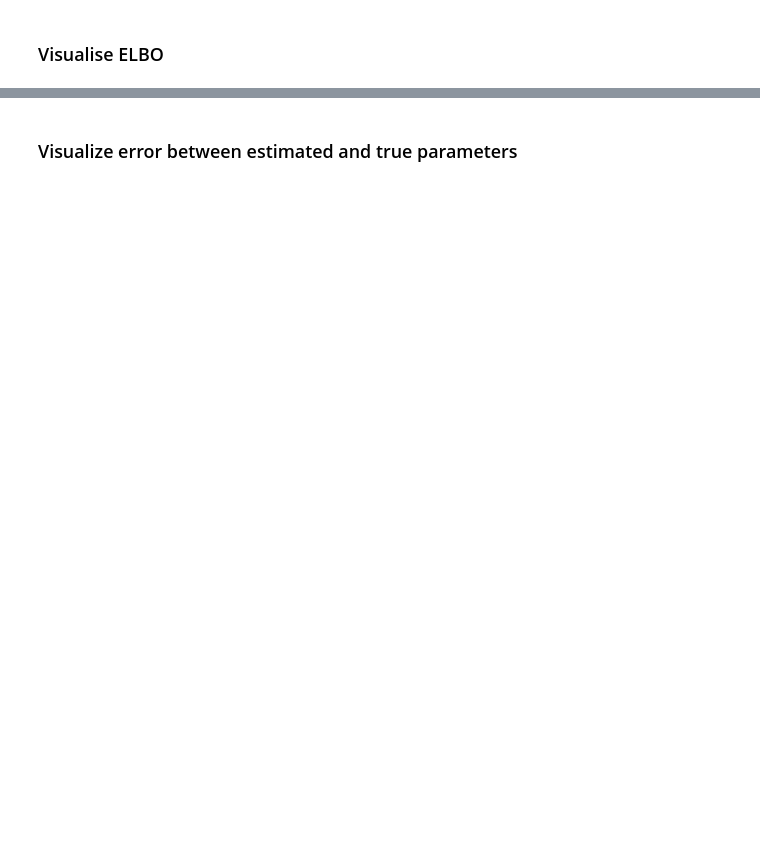
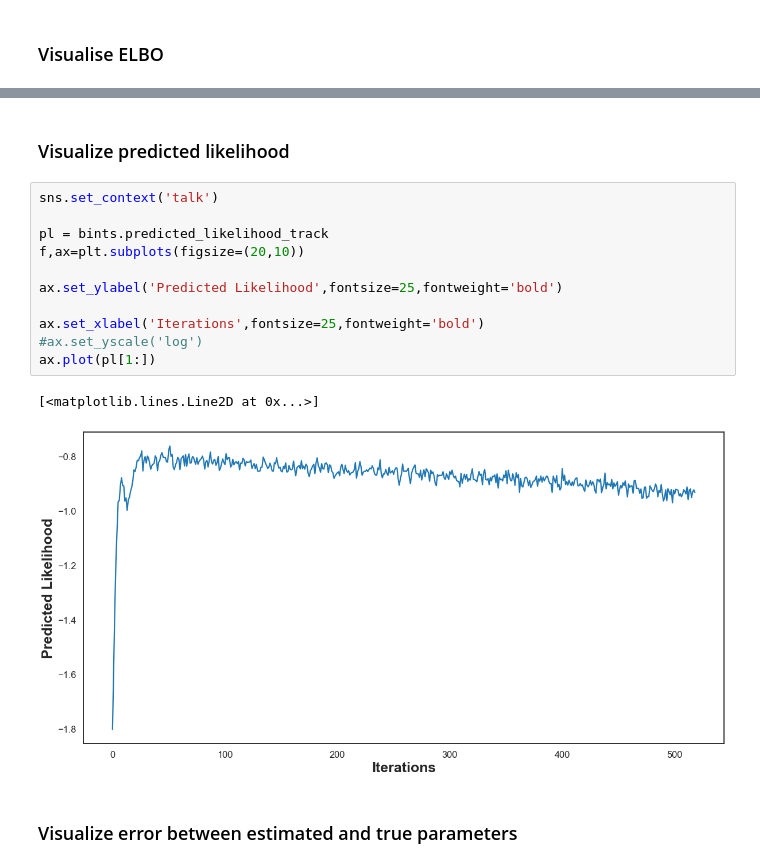
Before and after one commit to LinusBleistein/binary_ts, a Jupyter notebook: torch_structured_optim_softmax.ipynb, the cells around one changed output, grey strips where cells are left out. Drawn from its saved outputs; the diff is of its cells as text; blank space fills up the shorter version.

```diff
--- a/torch_structured_optim_softmax.ipynb
+++ b/torch_structured_optim_softmax.ipynb
@@ -1212,3 +1040,19 @@ ax.plot(elbo[0:])
+# %% [markdown]
+### Visualize predicted likelihood
+# %%
+sns.set_context('talk')
+
+pl = bints.predicted_likelihood_track
+f,ax=plt.subplots(figsize=(20,10))
+
+ax.set_ylabel('Predicted Likelihood',fontsize=25,fontweight='bold')
+
+ax.set_xlabel('Iterations',fontsize=25,fontweight='bold')
+#ax.set_yscale('log')
+ax.plot(pl[1:])
+# %% [output]
+[<matplotlib.lines.Line2D at 0x...>]
+[figure, added]
 # %% [markdown]
 ### Visualize error between estimated and true parameters
 # %%
```
Also changed, not shown: parts of 49 cells of this notebook.
